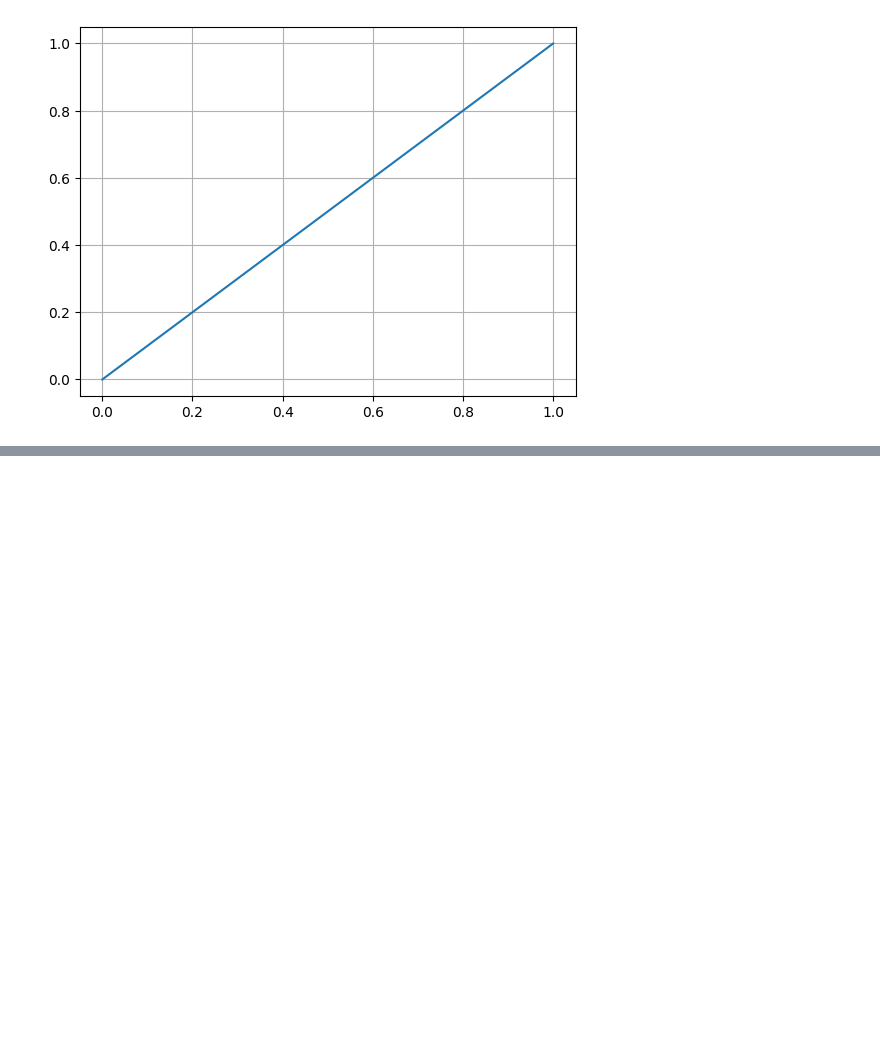
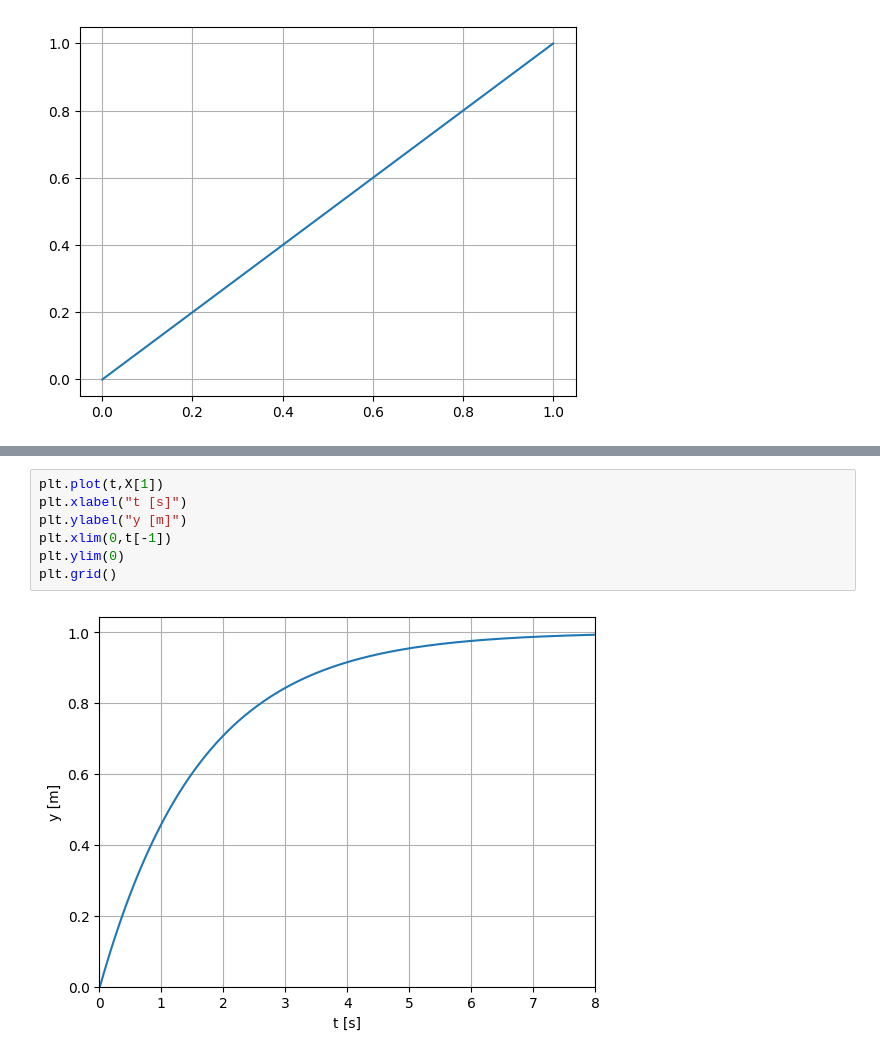
Before and after one commit to alejotoro-o/multi-robot-ueia, a Jupyter notebook: lqr_sim.ipynb, the cells around one changed output, grey strips where cells are left out. Saved outputs shown, nothing was run; the diff lists cells and outputs as text; blank space fills up the shorter version.

```diff
--- a/lqr_sim.ipynb
+++ b/lqr_sim.ipynb
@@ -173,0 +197,9 @@ K = [[0.61803399 0.         0.        ]
+# %%
+plt.plot(t,X[1])
+plt.xlabel("t [s]")
+plt.ylabel("y [m]")
+plt.xlim(0,t[-1])
+plt.ylim(0)
+plt.grid()
+# %% [output]
+[figure, added]
```
Also changed, not shown: parts of 16 cells of this notebook, 3 other files.
